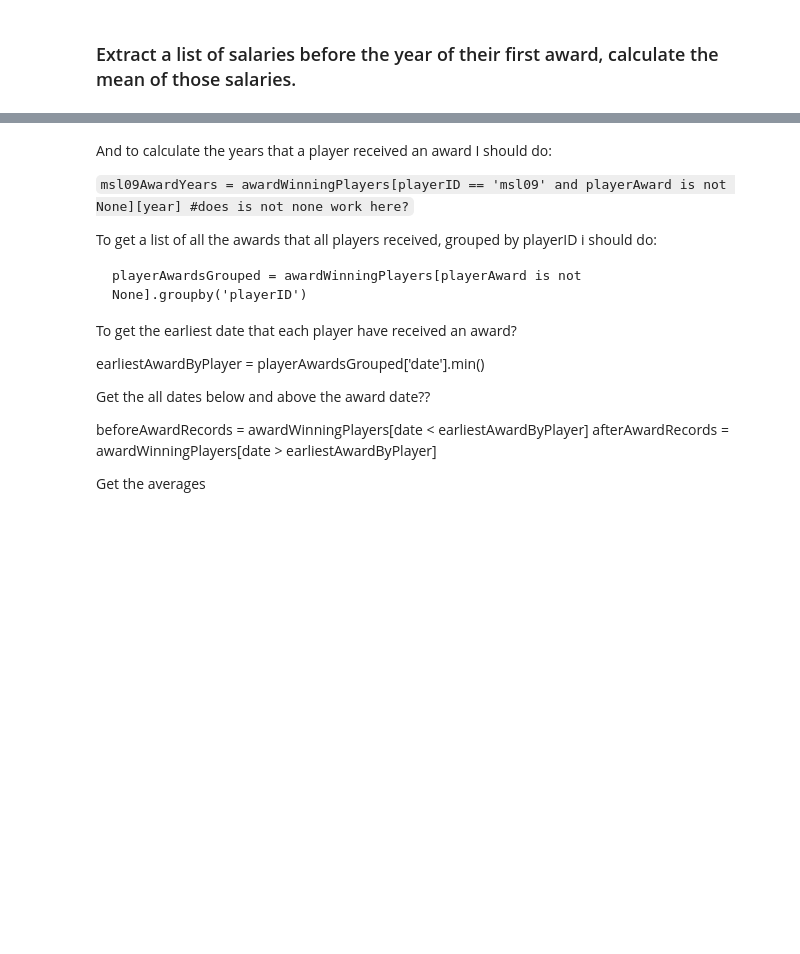
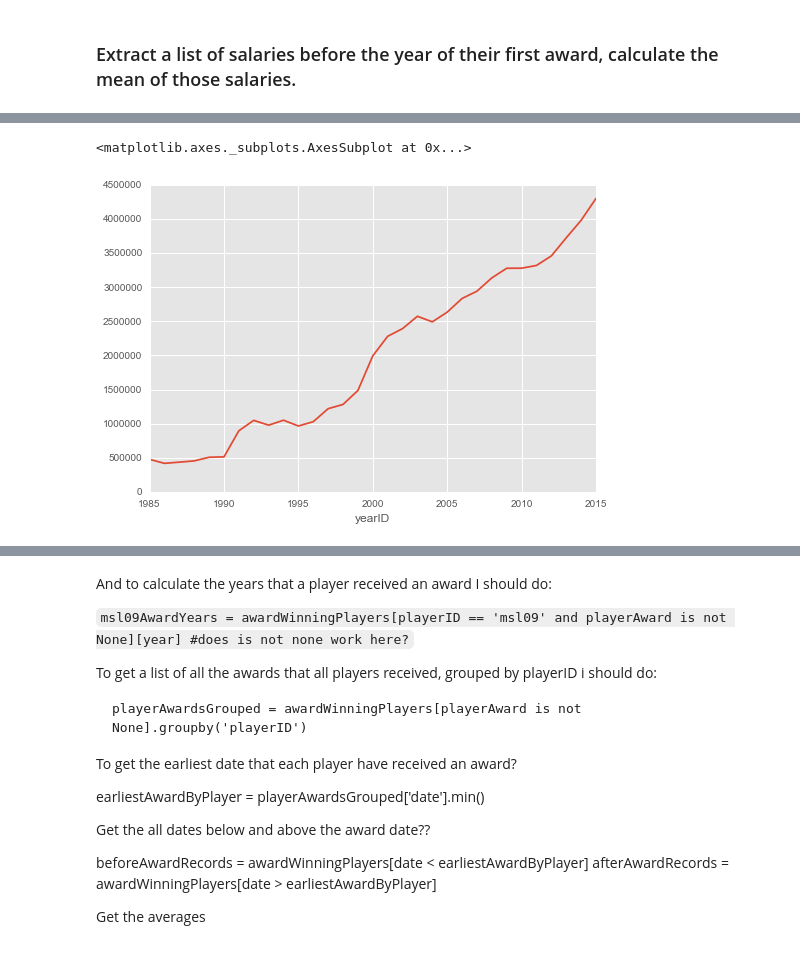
Before and after one commit to marceloslacerda/jupyter-notebooks, a Jupyter notebook: udacity-p2/Project 3 - stub.ipynb, the cells around one changed output, grey strips where cells are left out. Cells and saved outputs as stored; diff of their text form; code cells hidden in the pictures; blank space fills up the shorter version.

```diff
--- a/udacity-p2/Project 3 - stub.ipynb
+++ b/udacity-p2/Project 3 - stub.ipynb
@@ -268,0 +301,6 @@ awardWinningPlayersSalaries.head()
+# %%
+average_mean_salaries = salaries_table.groupby('yearID')['salary'].mean()
+average_mean_salaries.plot()
+# %% [output]
+<matplotlib.axes._subplots.AxesSubplot at 0x...>
+[figure, added]
```
Also changed, not shown: parts of 14 cells of this notebook, 1 other file.
